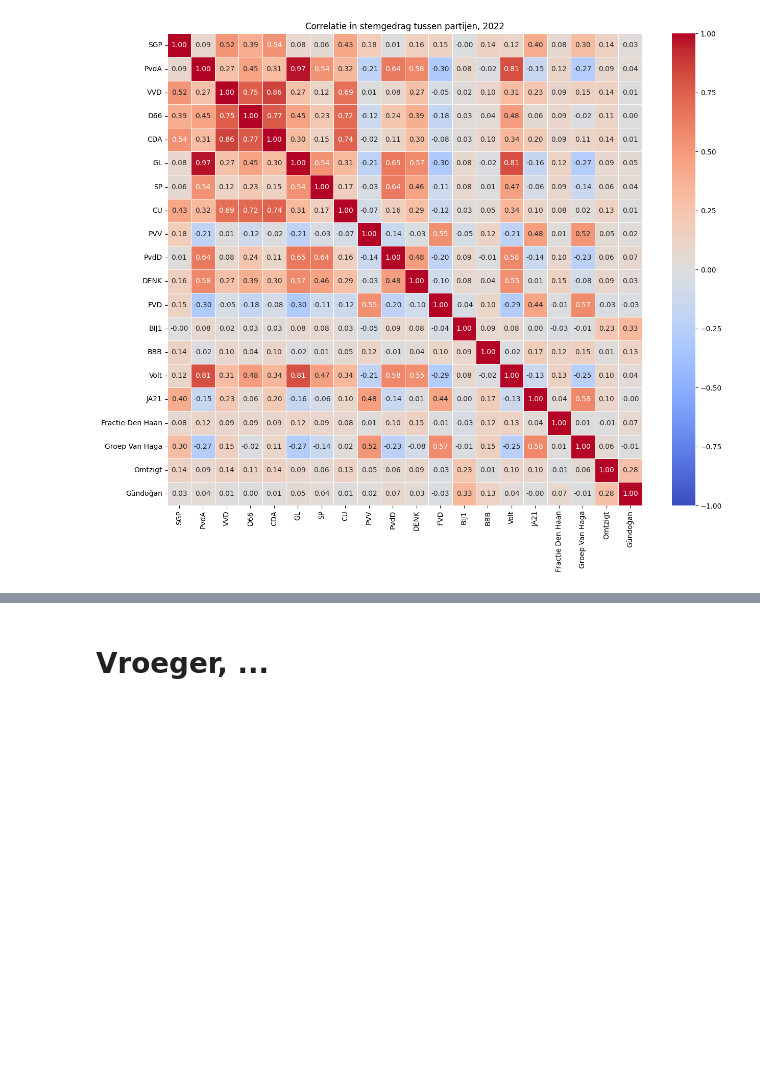
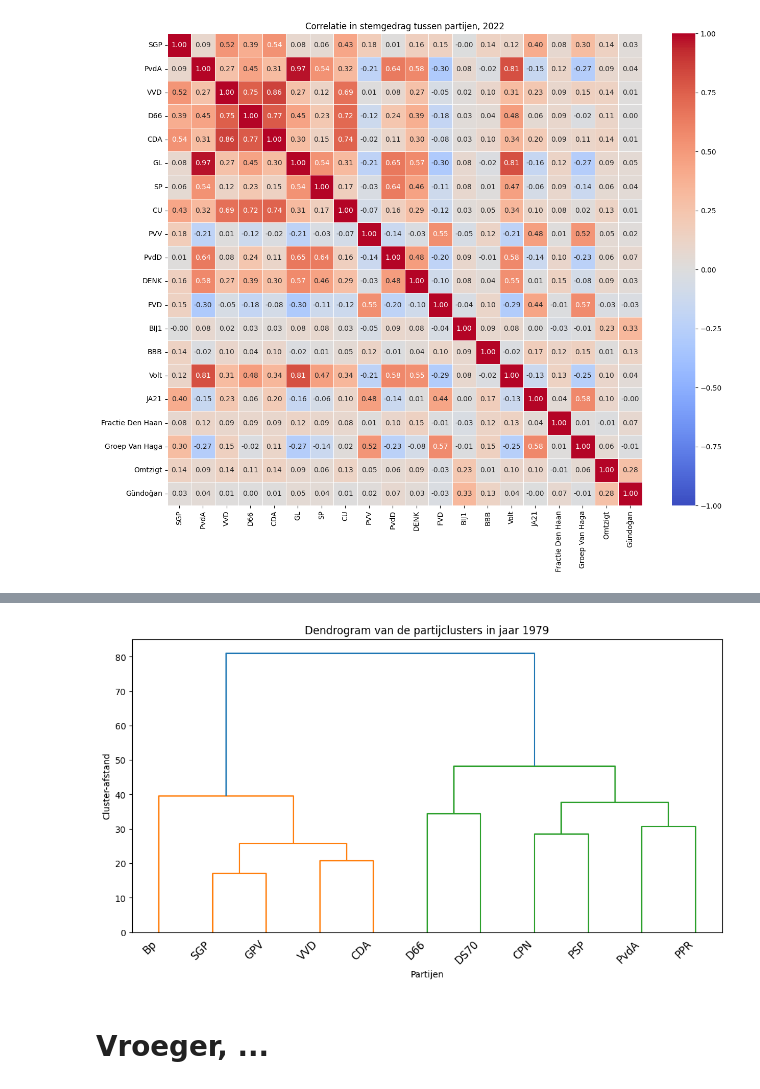
Before and after one commit to larsgeb/Polertiek, a Jupyter notebook: notebooks/Correlation_per_year.ipynb, the cells around one changed output, grey strips where cells are left out. Drawn from its saved outputs; the diff is of its cells as text; code cells hidden in the pictures; blank space fills up the shorter version.

```diff
--- a/notebooks/Correlation_per_year.ipynb
+++ b/notebooks/Correlation_per_year.ipynb
@@ -70,3 +70,15 @@ plt.show()
+# %%
+
+plt.figure(figsize=(12,6))
+dendrogram = hierarchy.dendrogram(linkage_matrix, labels=df.columns, orientation='top', no_plot=False,distance_sort=True)
+
+plt.xlabel('Partijen')
+plt.ylabel('Cluster-afstand')
+plt.xticks(rotation=45, ha='right')  # Adjust the rotation angle as needed
+
+_ = plt.title(f'Dendrogram van de partijclusters in jaar {year}')
+# %% [output]
+[figure, added]
 # %% [markdown]
 # Vroeger, ...
 # %%
```
Also changed, not shown: parts of 3 cells of this notebook, 3 other files.
